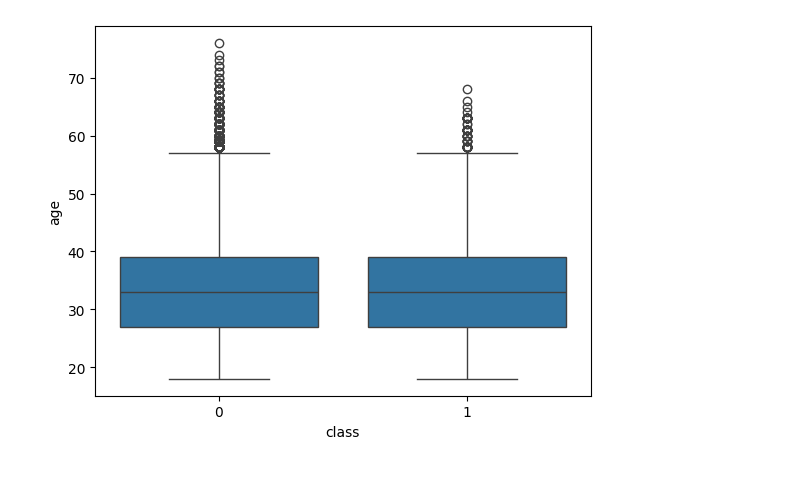
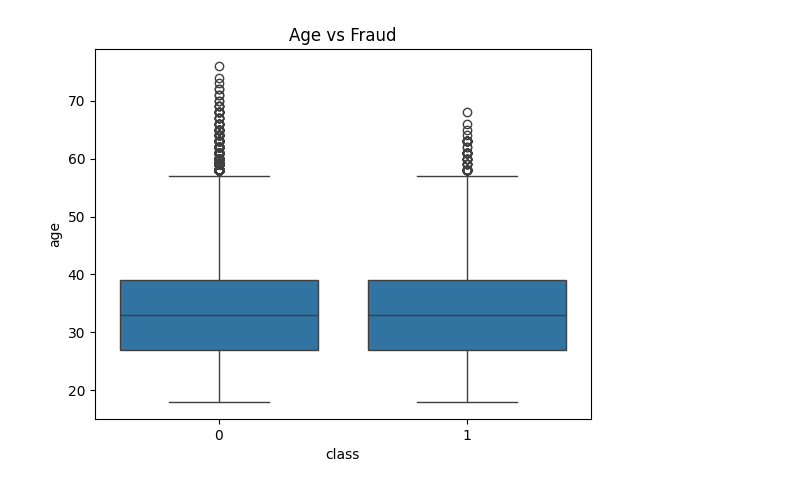
Before and after one commit to H-han221/Fraud-detection-system, a Jupyter notebook: notebooks/eda-fraud-data.ipynb, the cells around one changed output. Saved outputs shown, nothing was run; the diff lists cells and outputs as text; code cells hidden in the pictures.

```diff
--- a/notebooks/eda-fraud-data.ipynb
+++ b/notebooks/eda-fraud-data.ipynb
@@ -53,0 +4,22 @@ Name: proportion, dtype: float64
+# %%
+import pandas as pd
+import matplotlib.pyplot as plt
+import seaborn as sns
+
+from src.preprocessing import (
+    load_data, clean_fraud_data,
+    prepare_ip_data, merge_ip_country
+)
+from src.feature_engineering import (
+    add_time_features, add_transaction_velocity
+)
+
+fraud_path = "../data/raw/Fraud_Data.csv"
+ip_path = "../data/raw/IpAddress_to_Country.csv"
+
+fraud_df, ip_df = load_data(fraud_path, ip_path)
+# %%
+fraud_df = clean_fraud_data(fraud_df)
+ip_df = prepare_ip_data(ip_df)
+
+fraud_df.head()
@@ -54,9 +57,10 @@ Name: proportion, dtype: float64
 # %%
-import matplotlib.pyplot as plt
-import seaborn as sns
-
-# Example: Age vs Fraud
-sns.boxplot(x='class', y='age', data=fraud_df)
+sns.boxplot(
+    x='class',
+    y='age',
+    data=fraud_df
+)
+plt.title("Age vs Fraud")
 plt.show()
 # %% [output]
-[figure, old version]
+[figure, new version]
```
Also changed, not shown: parts of 17 cells of this notebook, 14 other files.
